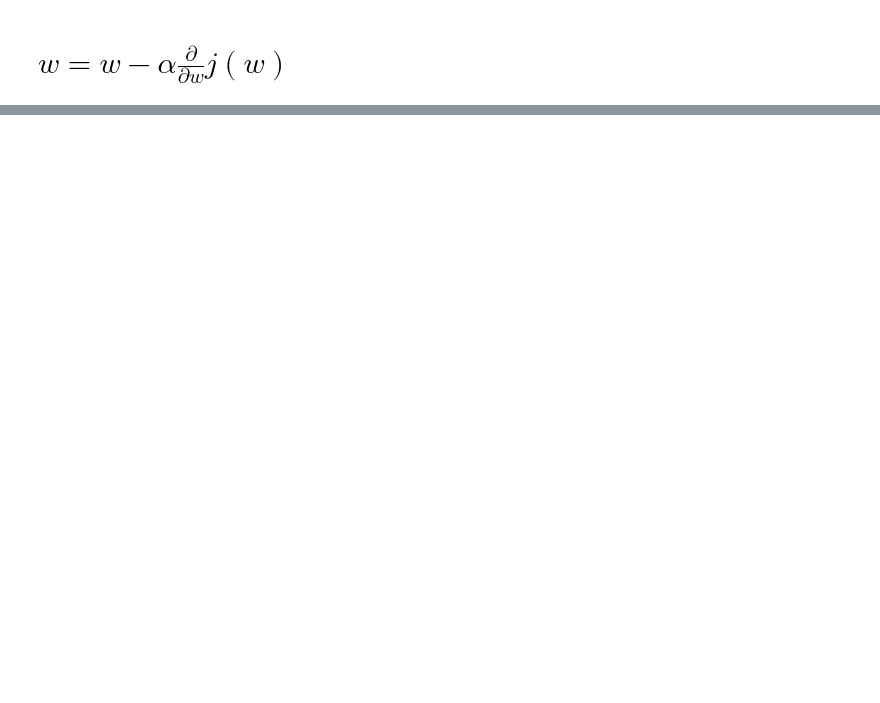
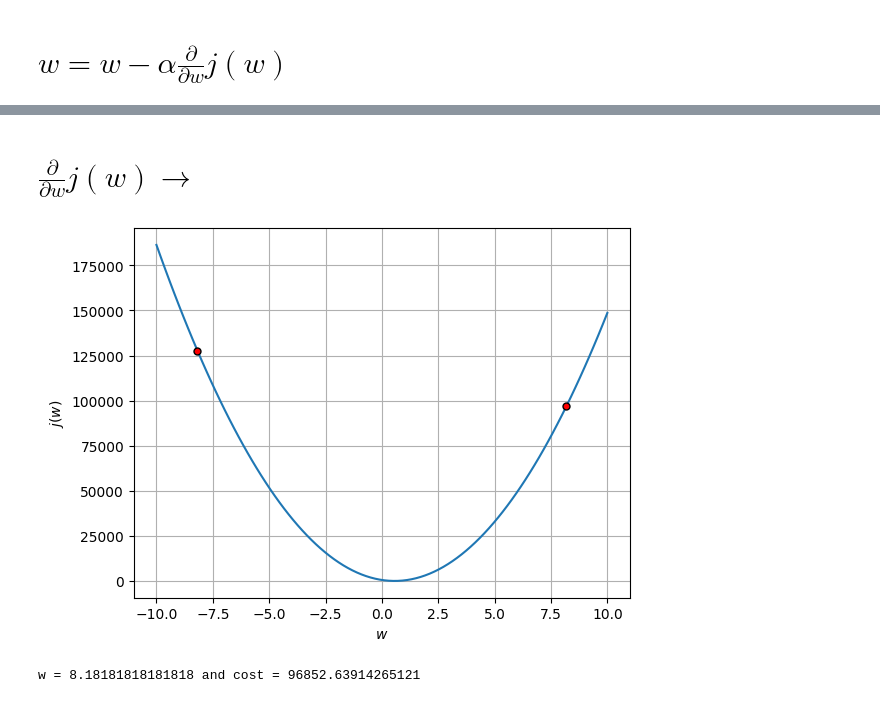
Before and after one commit to anoban/Supervised-Machine-Learning-Regression-and-Classification, a Jupyter notebook: anoban/Derivatives.ipynb, the cells around one changed output, grey strips where cells are left out. Drawn from its saved outputs; the diff is of its cells as text; code cells hidden in the pictures; blank space fills up the shorter version.

```diff
--- a/anoban/Derivatives.ipynb
+++ b/anoban/Derivatives.ipynb
@@ -38,0 +46,23 @@ plt.show()
+# %% [markdown]
+# $\frac{\partial}{\partial{w}}j(w) \rightarrow$
+# %%
+# what does the above term mean?
+# the partial derivative of w for a given value with respect to the cost function j(w) is the slope of the graph at the given w value.
+
+
+fig, axes = plt.subplots()
+axes.plot(w, e)
+axes.plot([w[9], w[90]], [e[9], e[90]], mec = "black", ms = 5, mfc = "red", marker = 'o', linestyle = "none")
+axes.grid()
+axes.set_xlabel("$w$")
+axes.set_ylabel("$j(w)$")
+plt.show()
+# %% [output]
+[figure, added]
+# %%
+# partial derivative of j(w) with respect to w is the slope of the curve at those given values for w
+# for the point on the right,
+
+print(f"w = {w[90]} and cost = {e[90]}")
+# %% [output]
+w = 8.18181818181818 and cost = 96852.63914265121
```
Also changed, not shown: parts of 5 cells of this notebook, 3 other files.
